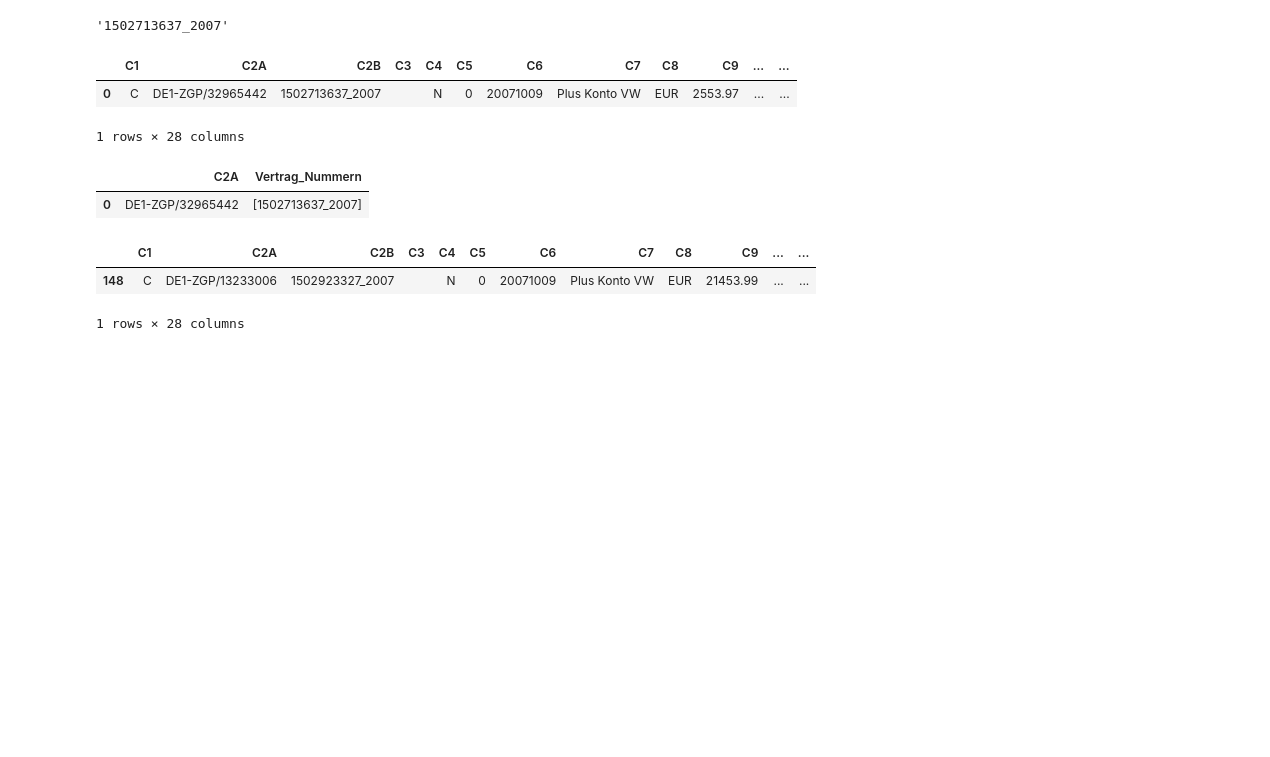
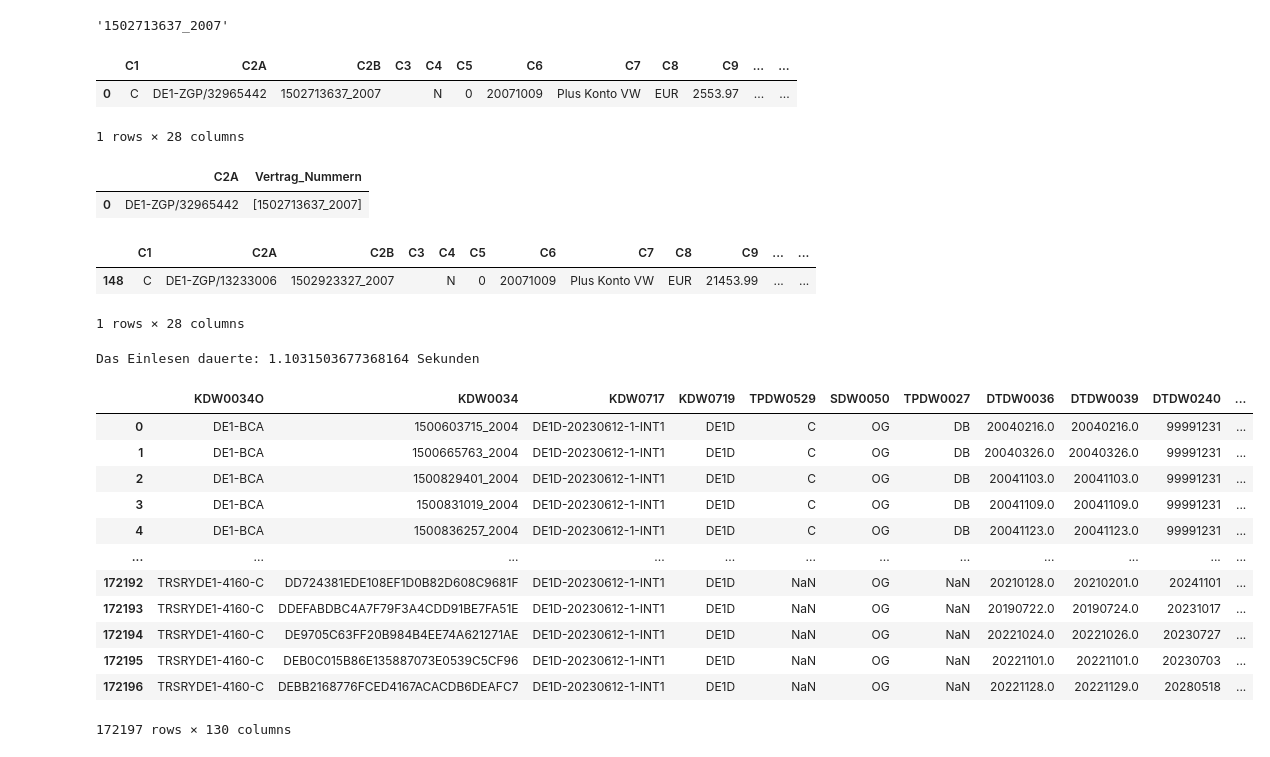
Before and after one commit to bytes-Coding-official/AnaelDatenanalyse, a Jupyter notebook: final version/Anael version.ipynb, the cells around one changed output. Cells and saved outputs as stored; diff of their text form; code cells hidden in the pictures; blank space fills up the shorter version.

```diff
--- a/final version/Anael version.ipynb
+++ b/final version/Anael version.ipynb
@@ -217,7 +190,5 @@ DF_BP
 # %%
 # Path zur Directory, wo alle einzulesenden Dateien vorhanden sind
-
-path = ""
 
 ##########################################-I Einlesen Der Daten-####################################################################################
 # Einlesen der Business Partner und Business Partner act in Liability und die Money Laundery-Entitäten.
@@ -227,15 +198,16 @@ path = ""
 
 # 1. Einlesen der Business Partner-Entität
 
-DF_BP = pd.read_csv(r"BPART.csv", sep = "\t", skiprows = 9)
+
+DF_BP = pd.read_csv(path + "/BPART.csv", sep="\t", skiprows=9)
 # KYDW0007 wird durch eine "Join" der Spalten KDW0007 und KDW0007O. Die Spalte wird am Ende des Dataframes hinzugefügt
-DF_BP["KYDW0007"] = DF_BP[["KDW0007O","KDW0007"]].astype(str).agg("/".join, axis = 1)
+DF_BP["KYDW0007"] = DF_BP[["KDW0007O", "KDW0007"]].astype(str).agg("/".join, axis=1)
 # Die neue KYDW0007-Spalte wird am Anfang des Dataframes hingefügt
 first_column = DF_BP.pop("KYDW0007")
 DF_BP.insert(2, "KYDW0007O", first_column)
 # Das neue Dataframe wird ausgefürt
 
-print(DF_BP)
+DF_BP
 
 # Einlesen der Datei  "Datei_TPDW3386", die die Spalte TPDW3386 enthält.Diese Spalte wird benötigt, damit man die Codes der Unterpositionen  Pos.05 und Pos.7 der B14-Spalte ausführen kann.
 # In "Datei_TPDW3386" heisste die Spalte "TPGC33886". Die Spalte wird jedoch in den DataFrame "DF_BP" als "TPDW3386" eingefügt.
@@ -243,7 +215,6 @@ print(DF_BP)
 # Einlesen der Datei mit der Spalte TPDW3386.
 
 
-
 # Im B-Satz sollten die Kunden als Creditor vorhenden sein. Aus diesem Grund verbinden wir die Business Partner Entität und die Business Partner act in Liability.
 # Dann filtrieren wir die den gemerged Dataframe auf die Kundennummer versehen mit "CR". Die erhaltenen Kundennummern mit "CR" werden dann
 # Die erhaltenen Kundennummern mit "CR" werden dann in den B_Satz in die Spalte "B2" eingefügt.
@@ -270,8 +237,8 @@ print(DF_BP)
 # %%
-with open(r"Datei_TPDW3386.csv", "rb") as f:
-    enc = chardet.detect(f.read())
+with open(path + "/Datei_TPDW3386.csv", "rb") as file:
+    enc = chardet.detect(file.read())
 
-DF_3386 = pd.read_csv(r"Datei_TPDW3386.csv", sep =";", encoding = enc["encoding"])
+DF_3386 = pd.read_csv(path + "/Datei_TPDW3386.csv", sep=";", encoding=enc["encoding"])
 
 display(DF_3386)
 
@@ -286,12 +253,12 @@ DF_BP
 # 2.Einlesen der Business Partner act in Liability-Entität
 
 
-DF_BPact = pd.read_csv(r"BPART_Act.csv", sep = "\t", skiprows = 9)
+DF_BPact = pd.read_csv(path + "/BPART_Act.csv", sep="\t", skiprows=9)
 # KYDWR5088O wird durch eine "Join" der Spalten KDWR5088 und KDWR5088O. Die Spalte wird am Ende des Dataframes hinzugefügt
-DF_BPact["KYDWR5088"] = DF_BPact[["KDWR5088O","KDWR5088"]].astype(str).agg("/".join, axis = 1)
+DF_BPact["KYDWR5088"] = DF_BPact[["KDWR5088O", "KDWR5088"]].astype(str).agg("/".join, axis=1)
 # Die neue KYDWR5088O-Spalte wird am Anfang des Dataframes hingefügt
 Second_column = DF_BPact.pop("KYDWR5088")
-DF_BPact.insert(2,"KYDWR5088O", Second_column)
+DF_BPact.insert(2, "KYDWR5088O", Second_column)
 # Das neue Dataframe wird ausgefürt
 
 DF_BPact
@@ -457,22 +438,22 @@ B_Satz2
 
 # 4 Einlesen der Liability Entität für den Bau des C-Satzes
 
-DF_Liab = pd.read_csv(r"PLIAB Kopie.csv", sep ="\t", skiprows = 9, decimal = ",")
+DF_Liab = pd.read_csv(path + "/PLIAB Kopie.csv", sep="\t", skiprows=9, decimal=",")
 
 DF_Liab
 
 # 5 Einlesen der PRODUCT-Entität für die Bestimmung der Produktnamen in C6
 
-with open(r"PRODUCT.csv", "rb") as f:
-    enc = chardet.detect(f.read())
+with open(path + "/PRODUCT.csv", "rb") as file:
+    enc = chardet.detect(file.read())
 
-DF_PRO = pd.read_csv(r"PRODUCT.csv", sep =";", skiprows = 9, encoding = enc["encoding"])
+DF_PRO = pd.read_csv(path + "/PRODUCT.csv", sep=";", skiprows=9, encoding=enc["encoding"])
 
 DF_PRO
 
 # 6 Einlesen der Cancellation of Liability Entität für C26
 
-BP_CANLA = pd.read_csv(r"BP_CANLA.csv", sep ="\t", skiprows = 9, decimal = ".")
+BP_CANLA = pd.read_csv(path + "/BP_CANLA.csv", sep="\t", skiprows=9, decimal=".")
 
 BP_CANLA
 # %% [output]
@@ -900,0 +876,26 @@ A_Satz.to_csv("A.csv", index=False)
+# %%
+t_0 = time.time()
+
+DF_CONTR = pd.read_csv(path + "/CONTR.csv", sep="\t", skiprows=9, decimal=".")
+
+print("Das Einlesen dauerte:", time.time() - t_0, "Sekunden")
+# %% [output]
+Das Einlesen dauerte: 1.1031503677368164 Sekunden
+# %%
+DF_merg6 = DF_CONTR.merge(DF_PRO, left_on="KDW0046A", right_on="KMDPRODID", how="left")  #????
+
+DF_merg6
+# %% [output]
+|  | KDW0034O | KDW0034 | KDW0717 | KDW0719 | TPDW0529 | SDW0050 | TPDW0027 | DTDW0036 | DTDW0039 | DTDW0240 | ... |
+| 0 | DE1-BCA | 1500603715_2004 | DE1D-20230612-1-INT1 | DE1D | C | OG | DB | 20040216.0 | 20040216.0 | 99991231 | ... |
+| 1 | DE1-BCA | 1500665763_2004 | DE1D-20230612-1-INT1 | DE1D | C | OG | DB | 20040326.0 | 20040326.0 | 99991231 | ... |
+| 2 | DE1-BCA | 1500829401_2004 | DE1D-20230612-1-INT1 | DE1D | C | OG | DB | 20041103.0 | 20041103.0 | 99991231 | ... |
+| 3 | DE1-BCA | 1500831019_2004 | DE1D-20230612-1-INT1 | DE1D | C | OG | DB | 20041109.0 | 20041109.0 | 99991231 | ... |
+| 4 | DE1-BCA | 1500836257_2004 | DE1D-20230612-1-INT1 | DE1D | C | OG | DB | 20041123.0 | 20041123.0 | 99991231 | ... |
+| ... | ... | ... | ... | ... | ... | ... | ... | ... | ... | ... | ... |
+| 172192 | TRSRYDE1-4160-C | DD724381EDE108EF1D0B82D608C9681F | DE1D-20230612-1-INT1 | DE1D | NaN | OG | NaN | 20210128.0 | 20210201.0 | 20241101 | ... |
+| 172193 | TRSRYDE1-4160-C | DDEFABDBC4A7F79F3A4CDD91BE7FA51E | DE1D-20230612-1-INT1 | DE1D | NaN | OG | NaN | 20190722.0 | 20190724.0 | 20231017 | ... |
+| 172194 | TRSRYDE1-4160-C | DE9705C63FF20B984B4EE74A621271AE | DE1D-20230612-1-INT1 | DE1D | NaN | OG | NaN | 20221024.0 | 20221026.0 | 20230727 | ... |
+| 172195 | TRSRYDE1-4160-C | DEB0C015B86E135887073E0539C5CF96 | DE1D-20230612-1-INT1 | DE1D | NaN | OG | NaN | 20221101.0 | 20221101.0 | 20230703 | ... |
+| 172196 | TRSRYDE1-4160-C | DEBB2168776FCED4167ACACDB6DEAFC7 | DE1D-20230612-1-INT1 | DE1D | NaN | OG | NaN | 20221128.0 | 20221129.0 | 20280518 | ... |
+172197 rows × 130 columns
```
Also changed, not shown: parts of 58 cells of this notebook, 1 other file.
